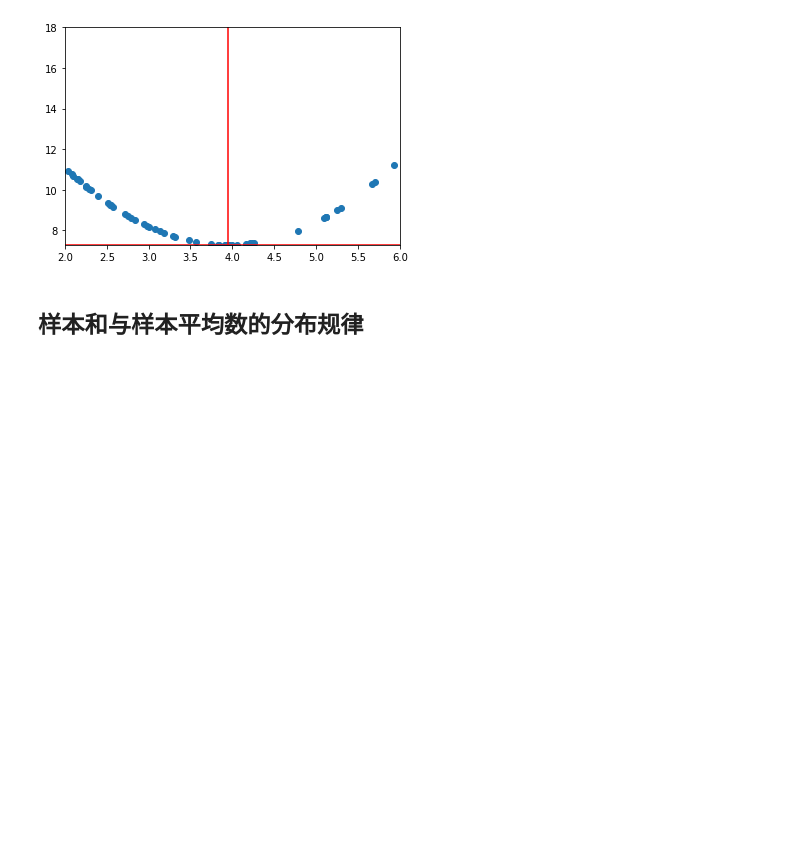
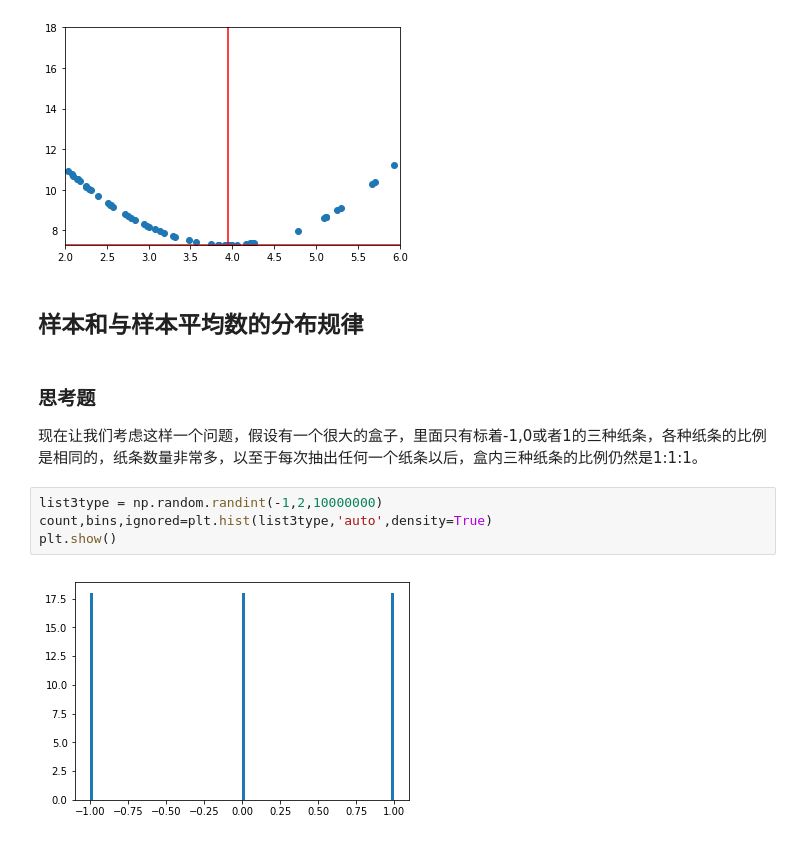
Before and after one commit to beneon/medstat, a Jupyter notebook: lect-1/lect01.ipynb, the cells around one changed output. Saved outputs shown, nothing was run; the diff lists cells and outputs as text; blank space fills up the shorter version.

```diff
--- a/lect-1/lect01.ipynb
+++ b/lect-1/lect01.ipynb
@@ -81,3 +81,13 @@ plt.show()
 [figure]
 # %% [markdown]
 ## 样本和与样本平均数的分布规律
+# %% [markdown]
+### 思考题
+
+现在让我们考虑这样一个问题，假设有一个很大的盒子，里面只有标着-1,0或者1的三种纸条，各种纸条的比例是相同的，纸条数量非常多，以至于每次抽出任何一个纸条以后，盒内三种纸条的比例仍然是1:1:1。
+# %%
+list3type = np.random.randint(-1,2,10000000)
+count,bins,ignored=plt.hist(list3type,'auto',density=True)
+plt.show()
+# %% [output]
+[figure, added]
```
Also changed, not shown: parts of 10 cells of this notebook, 3 other files.
